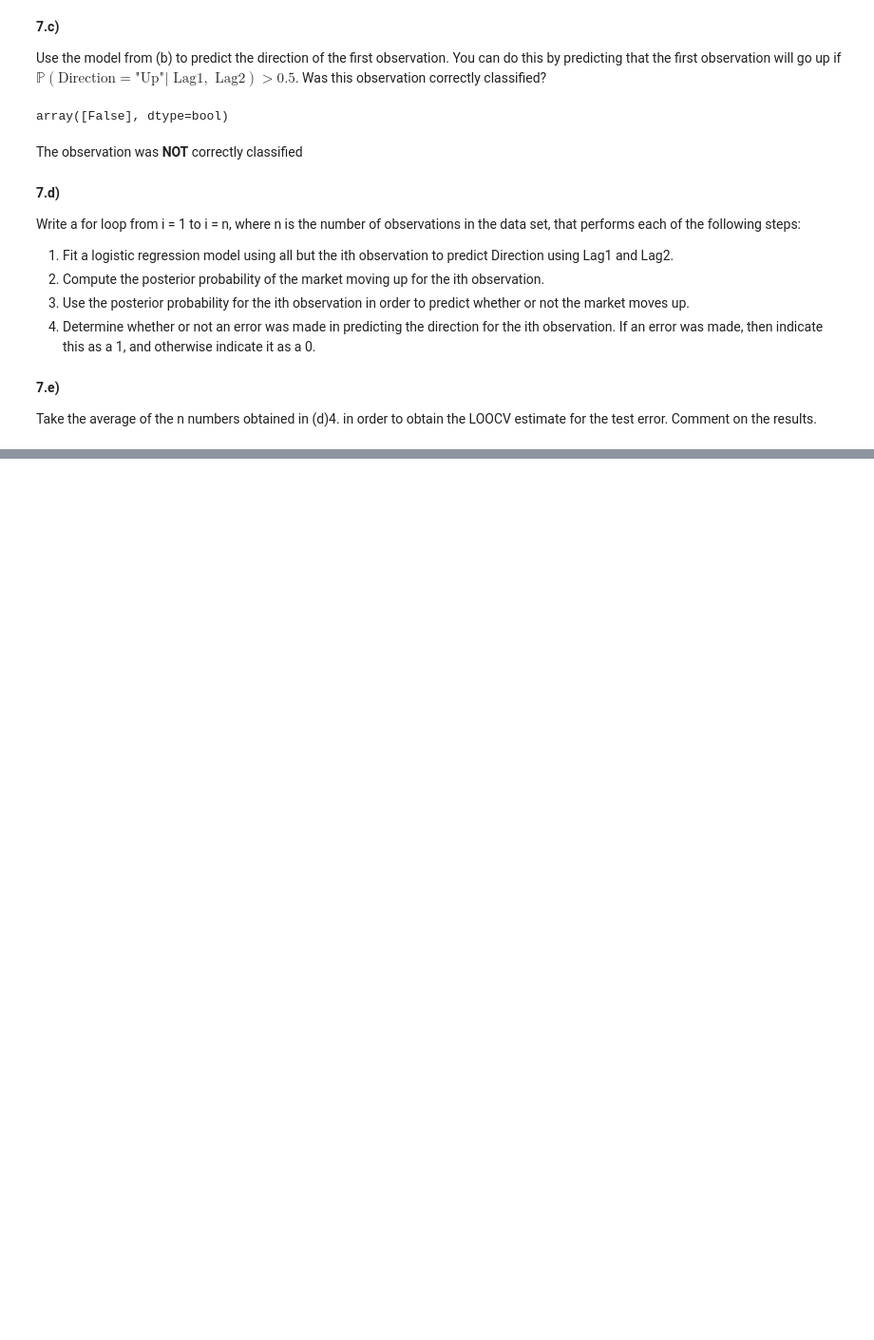
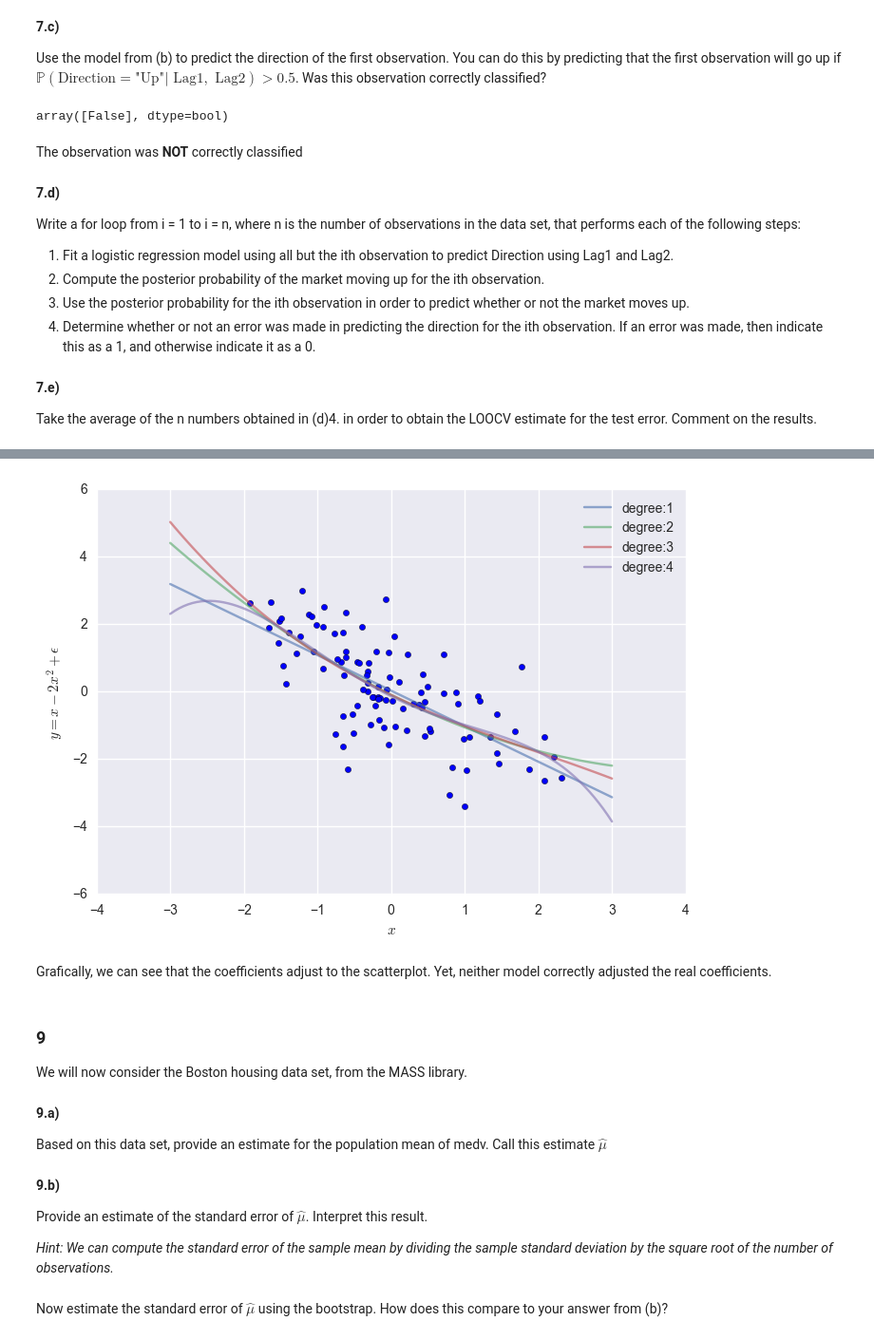
Before and after one commit to gerdm/ISLR, a Jupyter notebook: ex5.ipynb, the cells around one changed output, grey strips where cells are left out. Shown: that part at 95% size. Cells and saved outputs as stored; diff of their text form; code cells hidden in the pictures; blank space fills up the shorter version.

```diff
--- a/ex5.ipynb
+++ b/ex5.ipynb
@@ -294,6 +291,22 @@ Write a for loop from i = 1 to i = n, where n is the number of observations in t
 2. Compute the posterior probability of the market moving up for the ith observation.
 3. Use the posterior probability for the ith observation in order to predict whether or not the market moves up.
 4. Determine whether or not an error was made in predicting the direction for the ith observation. If an error was made, then indicate this as a 1, and otherwise indicate it as a 0.
+# %%
+n = len(X)
+loocv_folds = KFold(n, n_folds=n)
+total_assertions = 0
+
+for fold in loocv_folds:
+    train_indices, test_index = fold
+    X_train, X_test = X.values[train_indices,:], X.values[test_index,:]
+    y_train, y_test = y.values[train_indices], y.values[test_index]
+
+    loocv_log_reg = LogisticRegression()
+    loocv_log_reg.fit(X_train, y_train)
+
+    # Test whether the datum is correctly predicted
+    pred = (loocv_log_reg.predict(X_test) == y_test)*1
+    total_assertions += pred
 # %% [markdown]
 **7.e)**
 
@@ -300,0 +431,45 @@ Take the average of the n numbers obtained in (d)4. in order to obtain the LOOCV
+# %%
+def y_hat_compute(betas, x, degree):
+    """Betas for linear regression with
+    highest degrees first"""
+    y_hat = 0
+    for n, beta in enumerate(betas):
+        y_hat += np.power(x, degree - n) * beta
+
+    return y_hat
+
+# Fitting various degrees of a polynomial regression
+plt.scatter(x, y)
+
+for deg in range(1, 5):
+    betas = np.polyfit(x, y, deg=deg)
+    # domain to plot the fit
+    fit = np.linspace(-3, 3, 100)
+    # to be a numpy array with the fitted values
+    fitted = y_hat_compute(betas, fit, deg)
+    plt.plot(fit, fitted, label = "degree:{}".format(deg), alpha=0.6)
+
+plt.xlabel(r"$x$")
+plt.ylabel(r"$y=x-2x^2 +\epsilon$")
+plt.legend()
+plt.show()
+# %% [output]
+[figure, added]
+# %% [markdown]
+Grafically, we can see that the coefficients adjust to the scatterplot. Yet, neither model correctly adjusted the real coefficients.
+# %% [markdown]
+### 9
+
+We will now consider the Boston housing data set, from the MASS library.
+# %% [markdown]
+**9.a)**
+
+Based on this data set, provide an estimate for the population mean of medv. Call this estimate $\hat\mu$
+# %% [markdown]
+**9.b)**
+
+Provide an estimate of the standard error of $\hat\mu$. Interpret this result.
+
+*Hint: We can compute the standard error of the sample mean by dividing the sample standard deviation by the square root of the number of observations.*
+# %% [markdown]
+Now estimate the standard error of $\hat\mu$ using the bootstrap. How does this compare to your answer from (b)?
```
Also changed, not shown: parts of 24 cells of this notebook.
